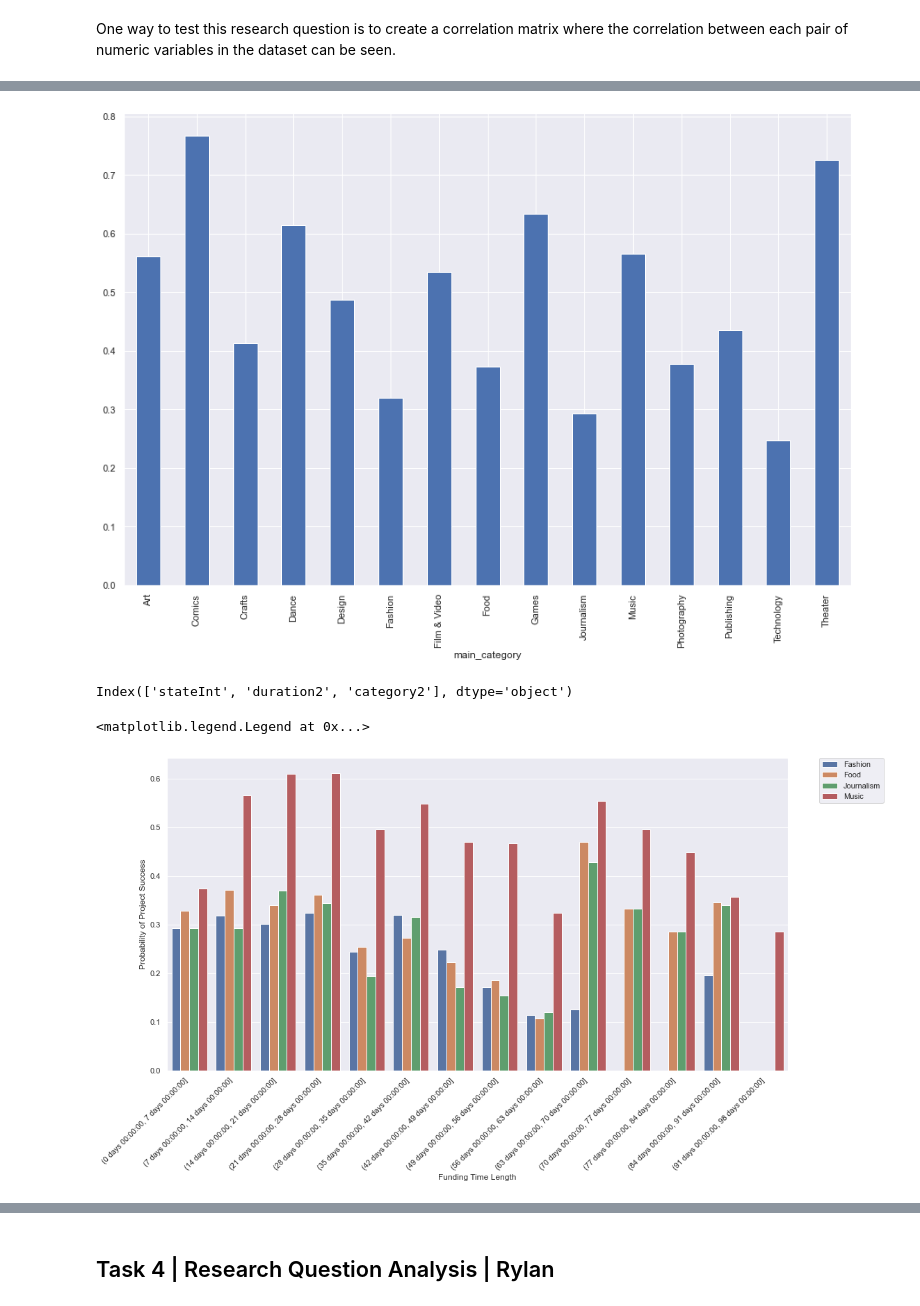
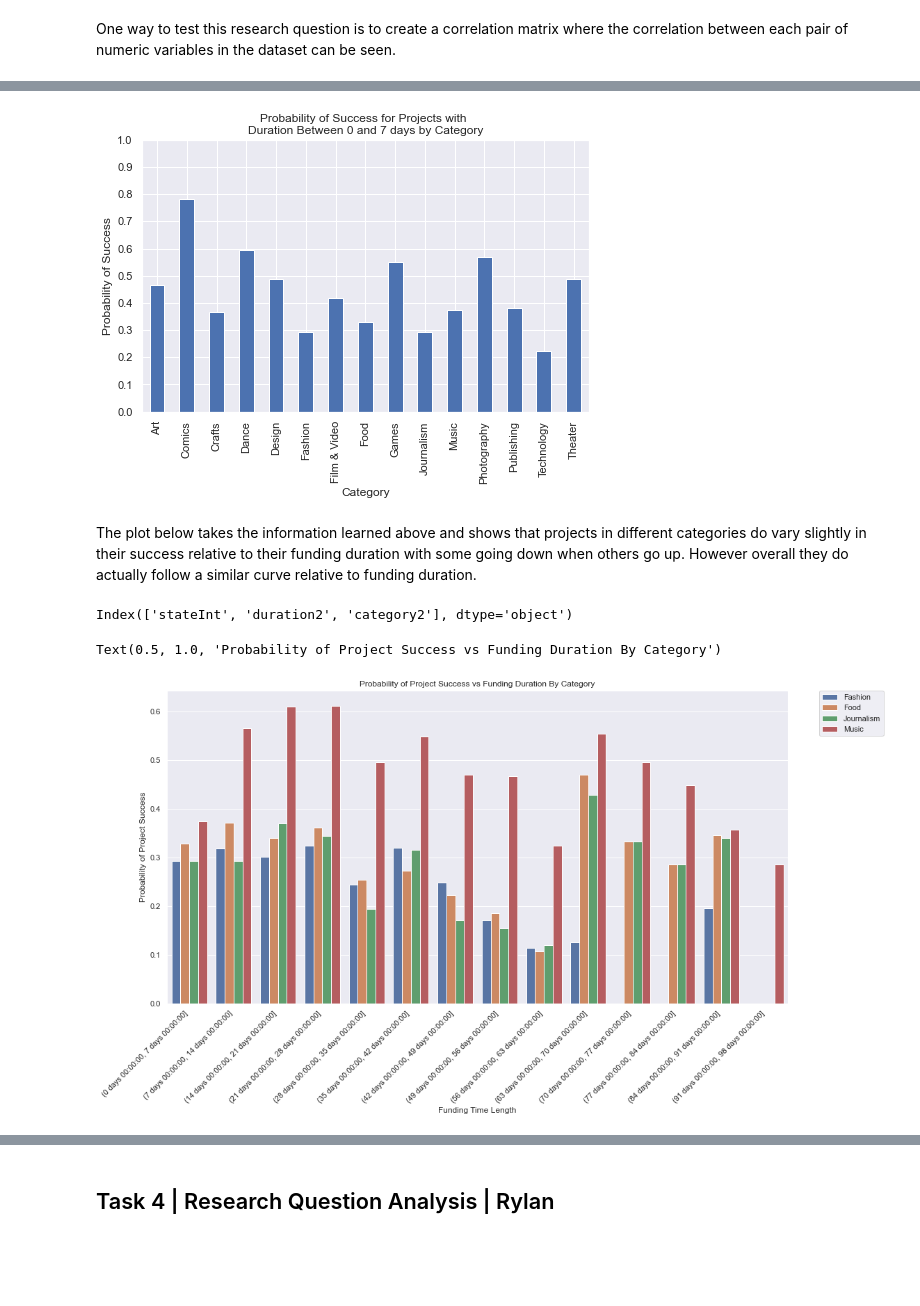
Before and after one commit to data301-2021-summer2/project-group46-project, a Jupyter notebook: analysis/submitted/Final.ipynb, the cells around one changed output, grey strips where cells are left out. Saved outputs shown, nothing was run; the diff lists cells and outputs as text; code cells hidden in the pictures; blank space fills up the shorter version.

```diff
--- a/analysis/submitted/Final.ipynb
+++ b/analysis/submitted/Final.ipynb
@@ -209,0 +204,7 @@ sns.heatmap(corr, annot=True, cmap='winter')
+# %%
+# Learned how to change seaborn plot size from user 'student' here:
+# https://stackoverflow.com/questions/31594549/how-do-i-change-the-figure-size-for-a-seaborn-plot
+sns.set(rc={'figure.figsize':(10,7)})
+
+corr = dfj.corr()
+sns.heatmap(corr, annot=True, cmap='winter')
@@ -258,10 +261,16 @@ mean: 0.42857142857142855
 # %%
-
-dfNew2 = project_functions.getProjectsWithDurationInTimeRange(dfj, 7, 14)
+plt.figure(figsize=(8,5))
+dfNew2 = project_functions.getProjectsWithDurationInTimeRange(dfj, 0, 7)
 dfNew2 = project_functions.getProjectsAsFailedOrSuccessful(dfNew2)
-dfTest2 = dfNew2.groupby('main_category')['stateInt'].mean().plot(kind='bar')
+dfTest2 = dfNew2.groupby('main_category')['stateInt'].mean().plot(kind='bar').set(title='Probability of Success for Projects with \nDuration Between 0 and 7 days by Category')
+plt.yticks(np.arange(0, 1.1, 0.1))
+plt.xlabel('Category')
+plt.ylabel('Probability of Success')
+print()
 # %% [output]
-[figure, old version]
+[figure, new version]
+# %% [markdown]
+The plot below takes the information learned above and shows that projects in different categories do vary slightly in their success relative to their funding duration with some going down when others go up. However overall they do actually follow a similar curve relative to funding duration.
 # %%
 import matplotlib.pyplot as plt
 
@@ -280,8 +289,9 @@ a.set(xlabel='Funding Time Length', ylabel='Probability of Project Success')
 
 #plt.legend(loc='upper left')
 plt.legend(bbox_to_anchor=(1.05, 1), loc=2, borderaxespad=0.)
+plt.title('Probability of Project Success vs Funding Duration By Category')
 # %% [output]
 Index(['stateInt', 'duration2', 'category2'], dtype='object')
-<matplotlib.legend.Legend at 0x...>
+Text(0.5, 1.0, 'Probability of Project Success vs Funding Duration By Category')
-[figure, old version]
+[figure, new version]
 # %% [markdown]
```
Also changed, not shown: parts of 29 cells of this notebook.
